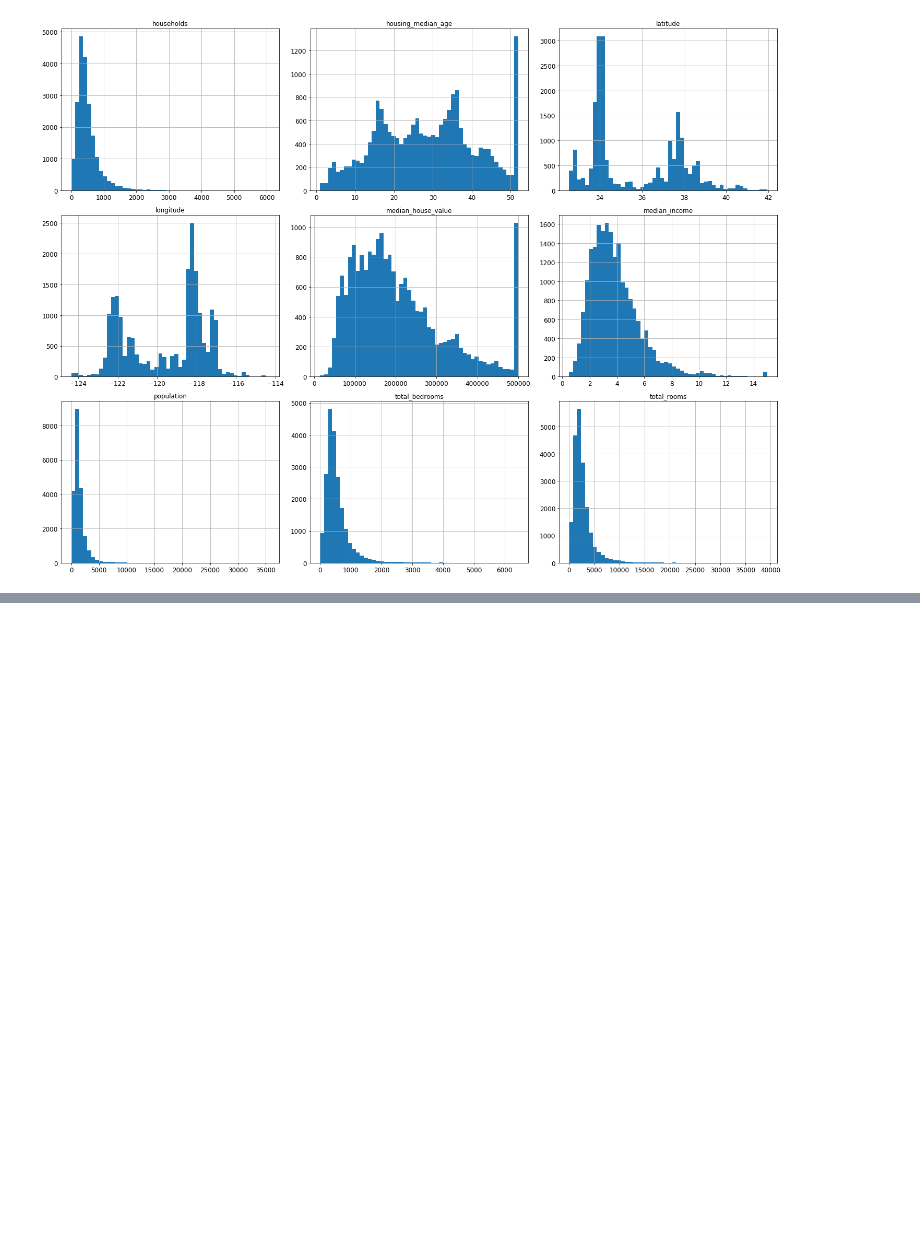
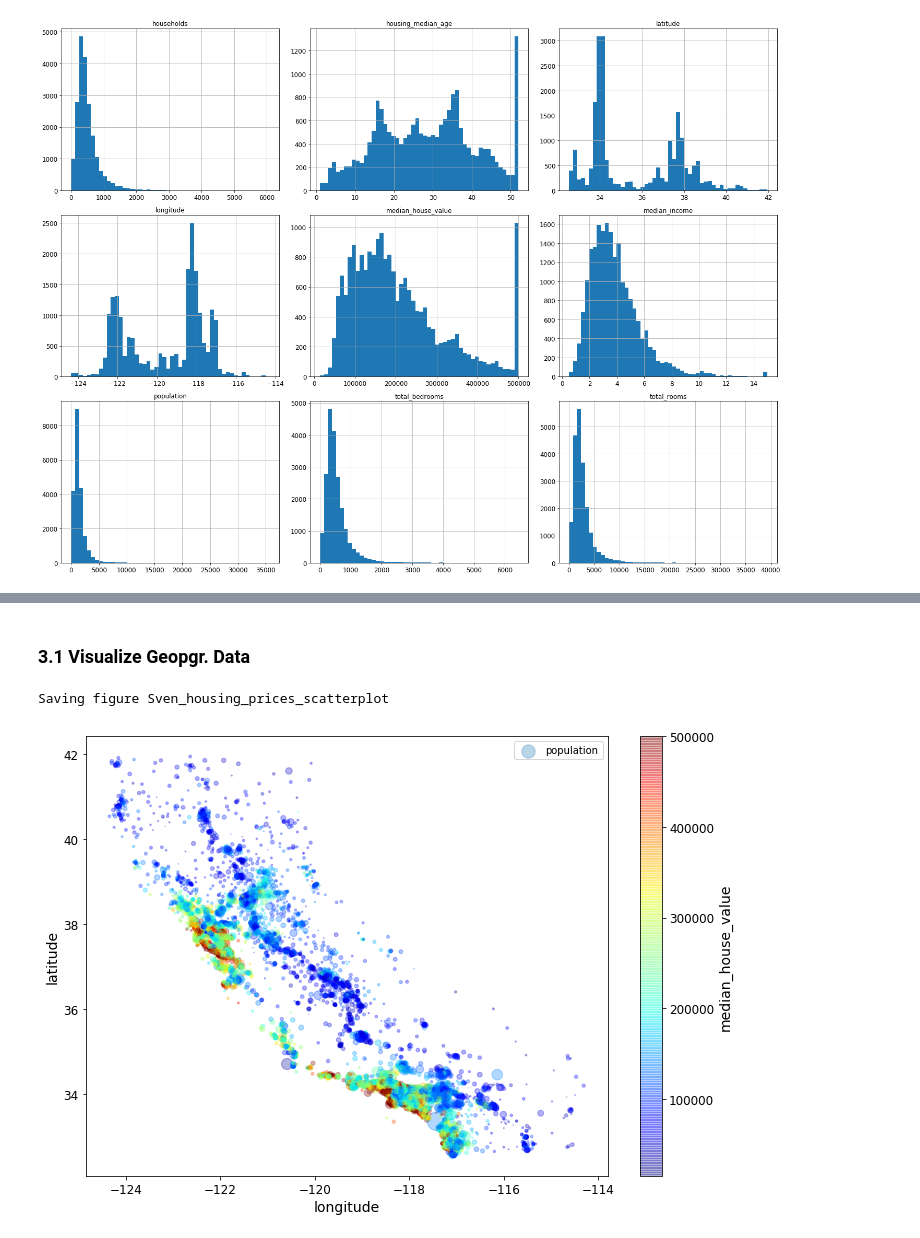
Before and after one commit to Svensone/handson-MachineLearning, a Jupyter notebook: 001. Ch 02 End-to-End Project.ipynb, the cells around one changed output, grey strips where cells are left out. Drawn from its saved outputs; the diff is of its cells as text; code cells hidden in the pictures; blank space fills up the shorter version.

```diff
--- a/001. Ch 02 End-to-End Project.ipynb
+++ b/001. Ch 02 End-to-End Project.ipynb
@@ -129,0 +177,13 @@ Saving figure attribute_histogram_plots
+# %%
+# Stratifie the data
+# sampling error: unequal samples
+
+from sklearn.model_selection import StratifiedShuffleSplit
+
+split = StratifiedShuffleSplit(n_splits=1, test_size=0.2, random_state=42)
+
+for train_index, test_index in split.split(housing, housing['income_cat']):
+    strat_train_set = housing.loc[train_index]
+    strat_test_set = housing.loc[test_index]
+
+# this was used to show the distrib. of samples within the income cat column
@@ -129,0 +198,14 @@ Saving figure attribute_histogram_plots
+# %%
+housing = strat_train_set.copy()
+# %% [markdown]
+### 3.1 Visualize Geopgr. Data
+# %%
+
+housing.plot(kind='scatter', x='longitude', y='latitude', figsize=(10,7),
+            s=housing['population']/100, label='population', alpha=0.3,
+            c='median_house_value', cmap=plt.get_cmap('jet'), colorbar=True, sharex=False)
+plt.legend()
+save_fig("Sven_housing_prices_scatterplot")
+# %% [output]
+Saving figure Sven_housing_prices_scatterplot
+[figure, added]
```
Also changed, not shown: parts of 21 cells of this notebook.
